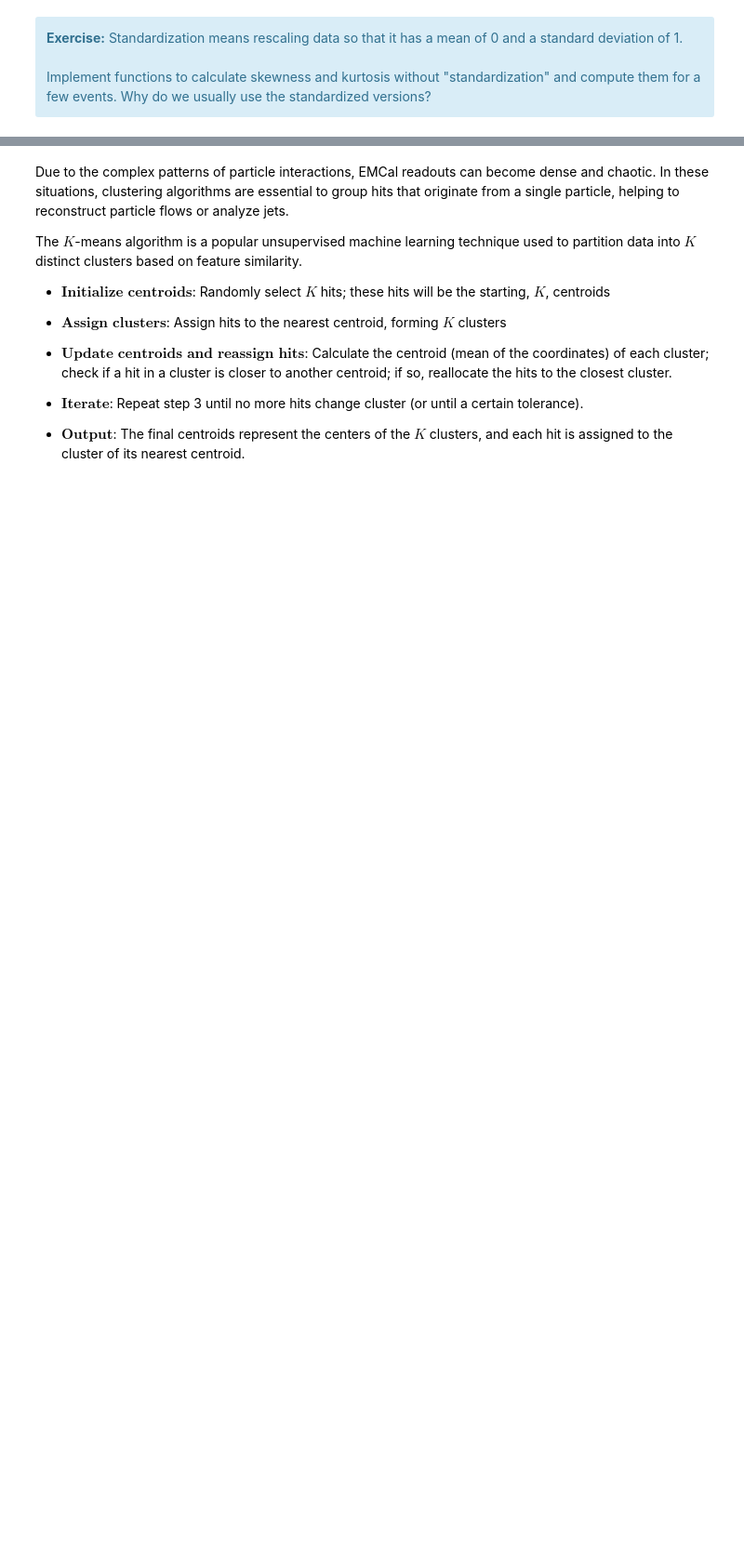
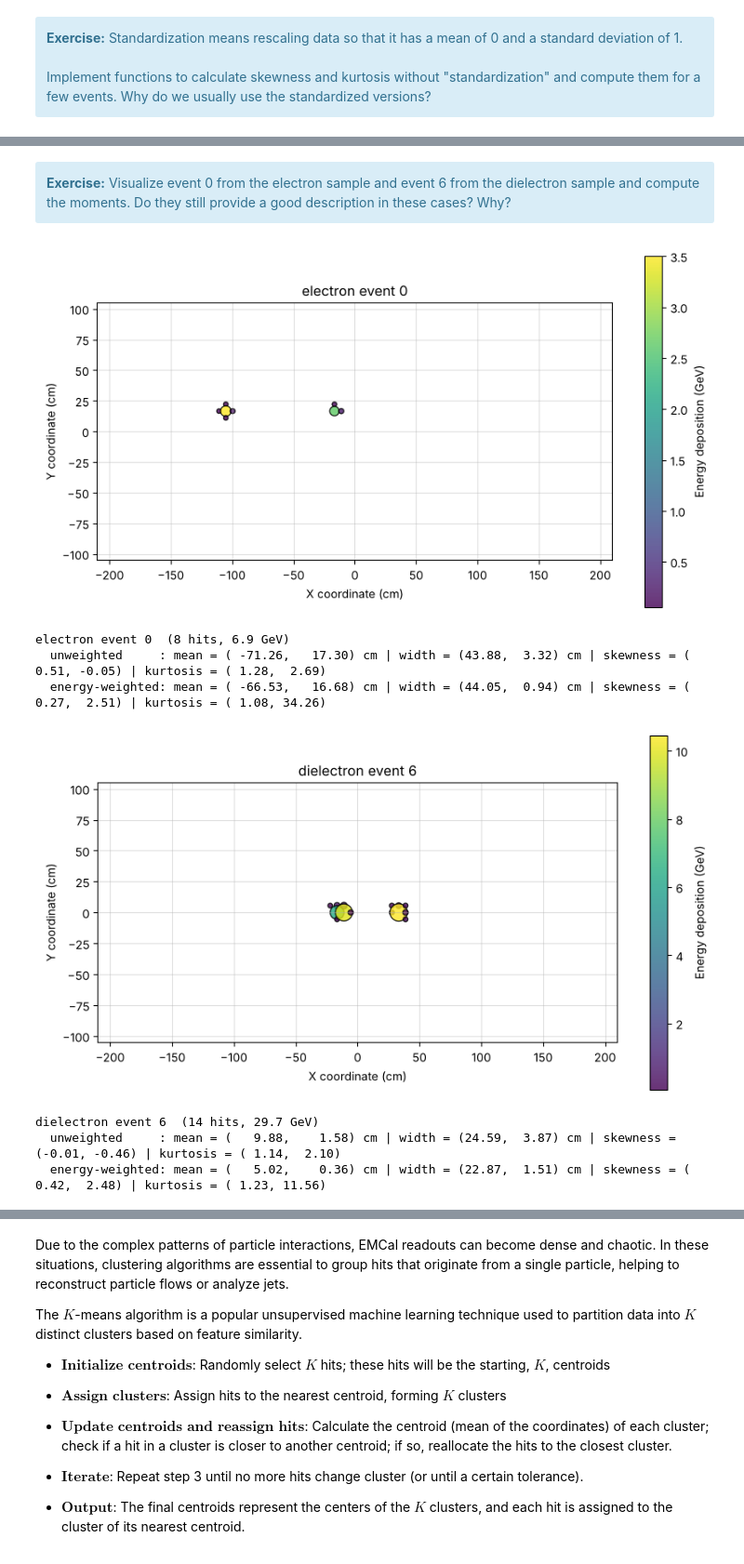
Before and after one commit to dowlingwong/EMCal_exercise, a Jupyter notebook: notebooks/exercise03/Exercise03_Solutions.ipynb, the cells around one changed output, grey strips where cells are left out. Shown at 93% size. Drawn from its saved outputs; the diff is of its cells as text; code cells hidden in the pictures; blank space fills up the shorter version.

```diff
--- a/notebooks/exercise03/Exercise03_Solutions.ipynb
+++ b/notebooks/exercise03/Exercise03_Solutions.ipynb
@@ -652,0 +588,17 @@ If one looks at the "raw" kurtosis above: what 625 means? While 1.5 is easy to i
+# %%
+# --> enter your code to complete the following functions
+
+def f_skewness_raw(data, weights=None):
+    return np.average((data - f_mean(data, weights)) ** 3, weights=weights)
+
+
+def f_kurtosis_raw(data, weights=None):
+    return np.average((data - f_mean(data, weights)) ** 4, weights=weights)
+
+
+for i in [5, 2, 8]:
+    elmID, edep = ex3.get_hit_data('electron', i)
+    edep = edep / ex3.sfc
+    x = channel_to_spatial_coordinates(elmID)[:, 0]
+    print(f'electron event {i} (x, energy-weighted): skewness = {f_skewness(x, edep):6.2f} (raw {f_skewness_raw(x, edep):9.2f} cm^3)'
+          f' | kurtosis = {f_kurtosis(x, edep):6.2f} (raw {f_kurtosis_raw(x, edep):10.2f} cm^4)')
@@ -652,0 +617,21 @@ If one looks at the "raw" kurtosis above: what 625 means? While 1.5 is easy to i
+# %% [markdown]
+<div class="alert alert-info">
+<strong>Exercise:</strong>
+Visualize event 0 from the electron sample and event 6 from the dielectron sample and compute the moments. Do they still provide a good description in these cases? Why?
+</div>
+# %%
+for sample, i in [('electron', 0), ('dielectron', 6)]:
+    elmID, edep = ex3.get_hit_data(sample, i)
+    edep = edep / ex3.sfc
+    coordinates = channel_to_spatial_coordinates(elmID)
+    plot_spatial_energy_matrix(coordinates, edep, title=f'{sample} event {i}')
+    print_moments(coordinates, edep, label=f'{sample} event {i}')
+# %% [output]
+[figure, added]
+electron event 0  (8 hits, 6.9 GeV)
+  unweighted     : mean = ( -71.26,   17.30) cm | width = (43.88,  3.32) cm | skewness = ( 0.51, -0.05) | kurtosis = ( 1.28,  2.69)
+  energy-weighted: mean = ( -66.53,   16.68) cm | width = (44.05,  0.94) cm | skewness = ( 0.27,  2.51) | kurtosis = ( 1.08, 34.26)
+[figure, added]
+dielectron event 6  (14 hits, 29.7 GeV)
+  unweighted     : mean = (   9.88,    1.58) cm | width = (24.59,  3.87) cm | skewness = (-0.01, -0.46) | kurtosis = ( 1.14,  2.10)
+  energy-weighted: mean = (   5.02,    0.36) cm | width = (22.87,  1.51) cm | skewness = ( 0.42,  2.48) | kurtosis = ( 1.23, 11.56)
```
Also changed, not shown: parts of 209 cells of this notebook, 23 other files.
